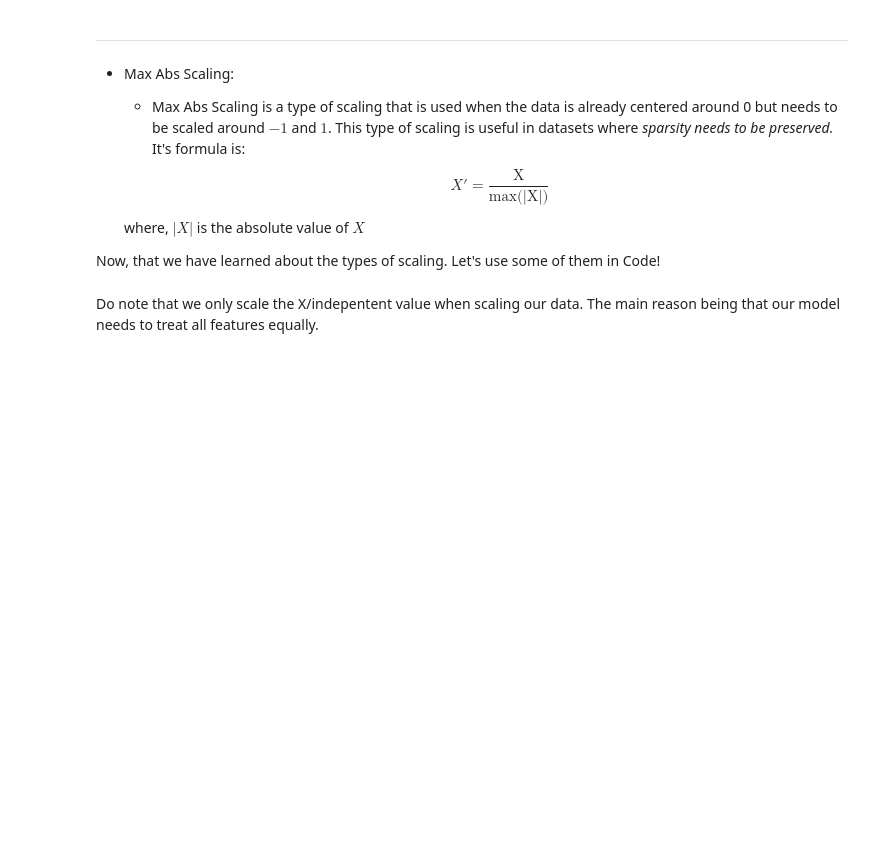
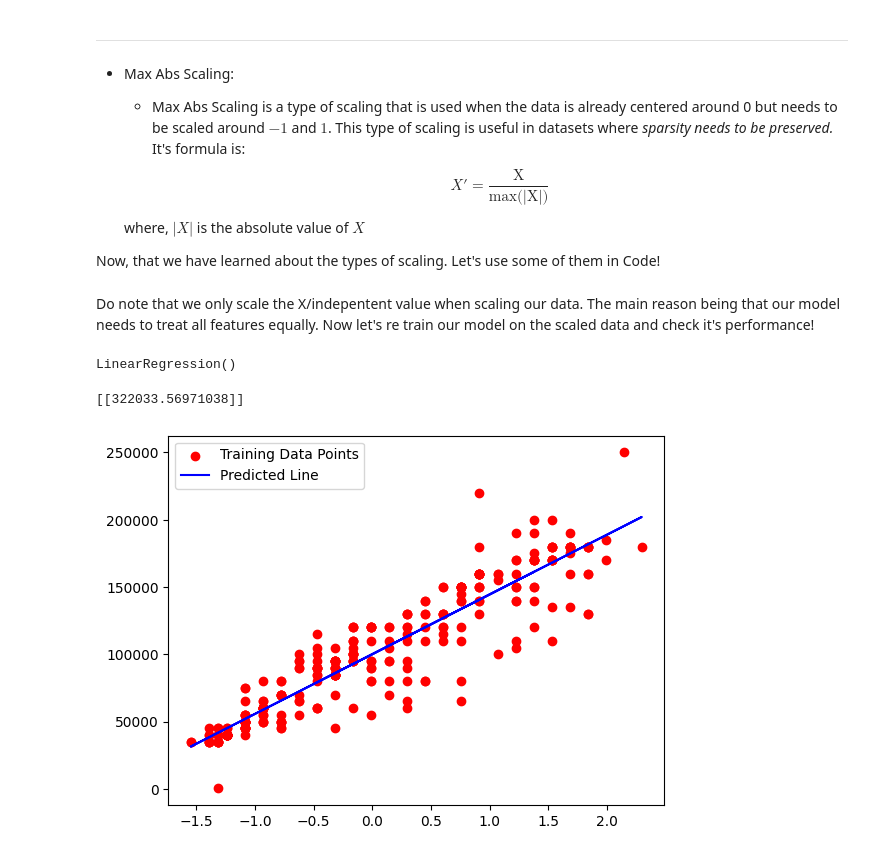
Before and after one commit to Apil120/Learn-ML, a Jupyter notebook: LinearRegression/LinearRegression.ipynb, the cells around one changed output. Cells and saved outputs as stored; diff of their text form; code cells hidden in the pictures; blank space fills up the shorter version.

Commit message:
Scaled code added.

```diff
--- a/LinearRegression/LinearRegression.ipynb
+++ b/LinearRegression/LinearRegression.ipynb
@@ -218,4 +218,22 @@ scaler = StandardScaler()
 scaled_X_train = scaler.fit_transform(X_train)
 scaled_X_test = scaler.fit_transform(X_test)
 # %% [markdown]
-Do note that we only scale the X/indepentent value when scaling our data. The main reason being that our model needs to treat all features equally.
+Do note that we only scale the X/indepentent value when scaling our data. The main reason being that our model needs to treat all features equally. Now let's re train our model on the scaled data and check it's performance!
+# %%
+scaled_model = LinearRegression()
+scaled_model.fit(scaled_X_train,Y_train)
+# %% [output]
+LinearRegression()
+# %%
+years_experience = float(input("Enter your years of experience"))
+inp_model = np.array([[years_experience]])
+print(scaled_model.predict(inp_model))
+# %% [output]
+[[322033.56971038]]
+# %%
+plt.scatter(scaled_X_train,Y_train,color = 'red',label="Training Data Points")
+plt.plot(scaled_X_train,scaled_model.predict(scaled_X_train),color = 'blue',label="Predicted Line")
+plt.legend()
+plt.show()
+# %% [output]
+[figure, added]
```
Also changed, not shown: parts of 1 cell of this notebook.
